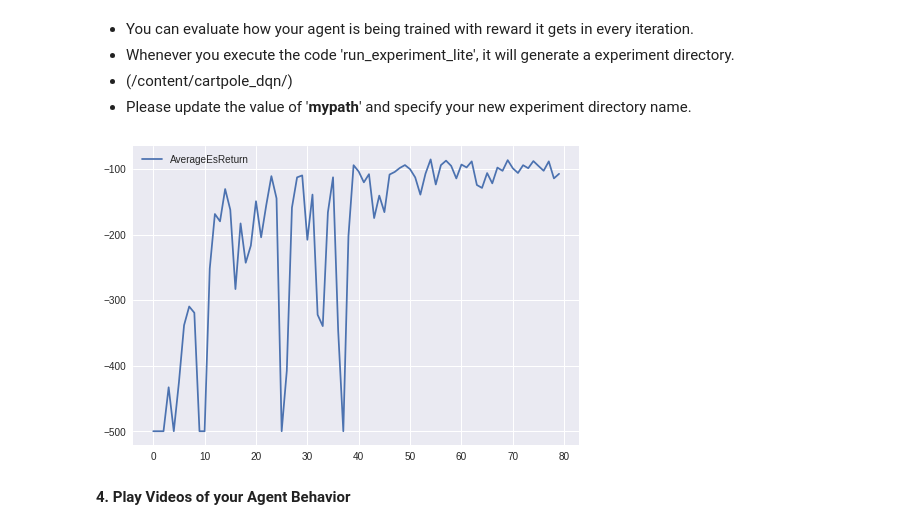
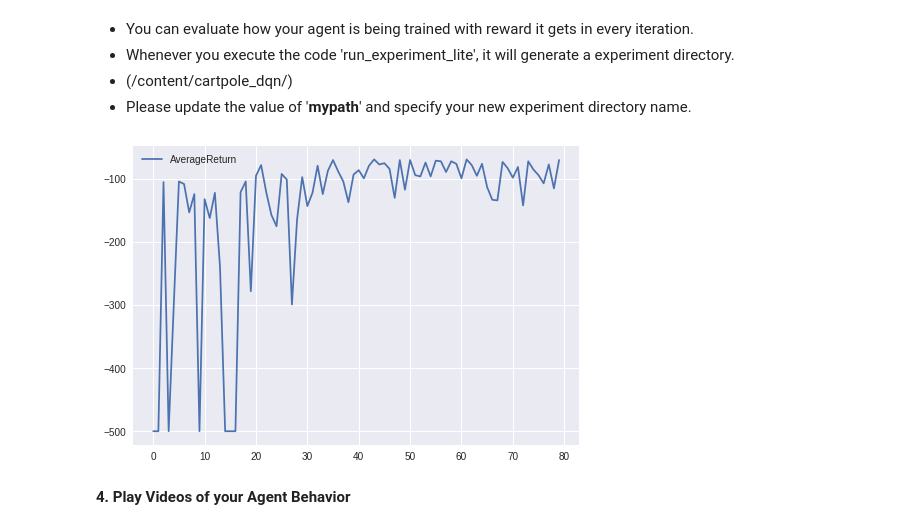
Before and after one commit to KAIST-AILab/deeprl_practice_colab, a Jupyter notebook: day1/Day1_rllab_DQN++.ipynb, the cells around one changed output. Cells and saved outputs as stored; diff of their text form; code cells hidden in the pictures.

```diff
--- a/day1/Day1_rllab_DQN++.ipynb
+++ b/day1/Day1_rllab_DQN++.ipynb
@@ -812,32 +787,32 @@ run_experiment_lite(
 - (/content/cartpole_dqn/)
 - Please update the value of '**mypath**' and specify your new experiment directory name.
 # %%
-Dimport os.path as osp
+import os.path as osp
 import numpy as np
 import csv
 import matplotlib.pyplot as plt
 import json
 import joblib
 from glob import glob
 import os
 
 
 
 plots = []
 legends = []
 returns = []
 with open(osp.join(mypath, 'progress.csv'), 'rt') as csvfile:
     reader = csv.DictReader(csvfile)
     for row in reader:
-        if row['AverageEsReturn']:
-            returns.append(float(row['AverageEsReturn']))
+        if row['AverageReturn']:
+            returns.append(float(row['AverageReturn']))
 returns = np.array(returns)
 plots.append(plt.plot(returns)[0])
-legends.append('AverageEsReturn')
+legends.append('AverageReturn')
 plt.legend(plots, legends)
 plt.show()
 # %% [output]
-[figure, old version]
+[figure, new version]
 # %% [markdown]
 **4. Play Videos of your Agent Behavior**
 # %% [markdown]
```
Also changed, not shown: parts of 9 cells of this notebook, 6 other files.
